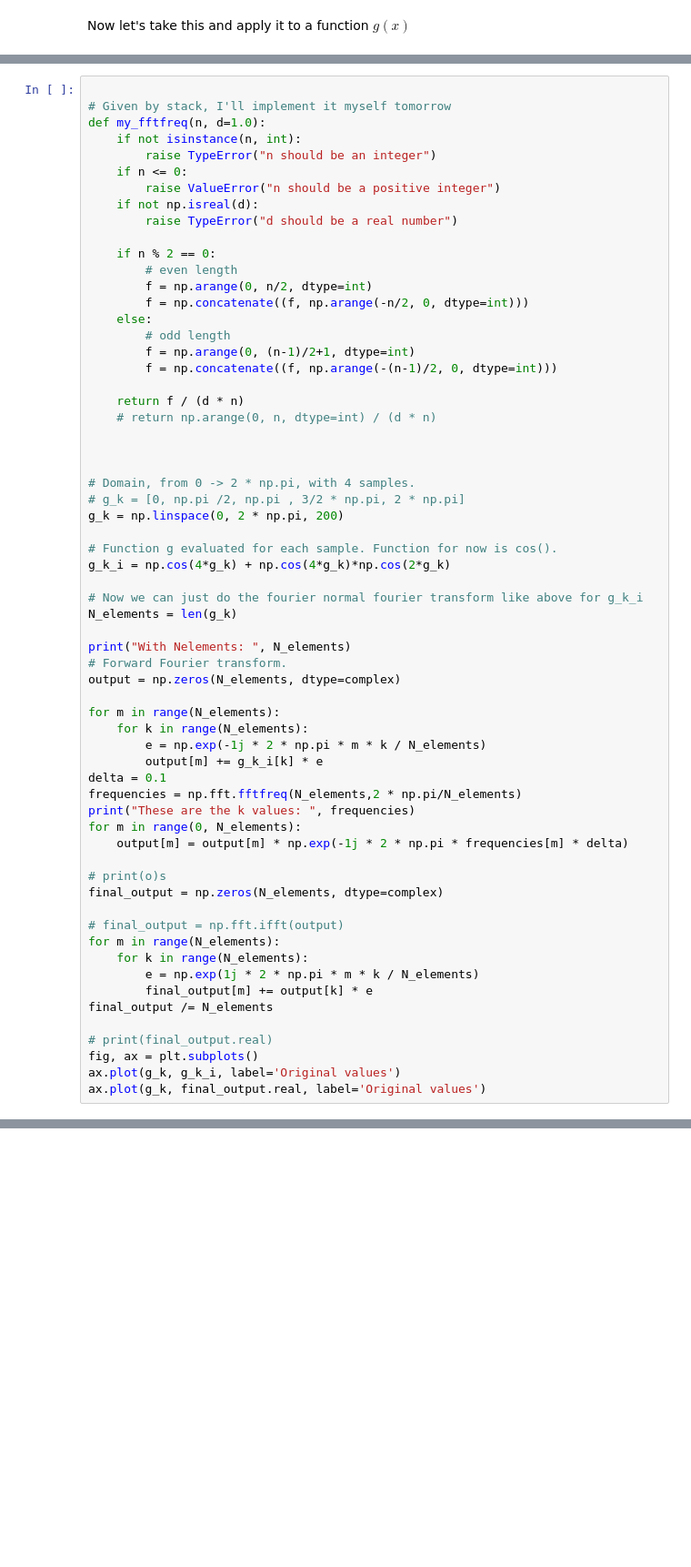
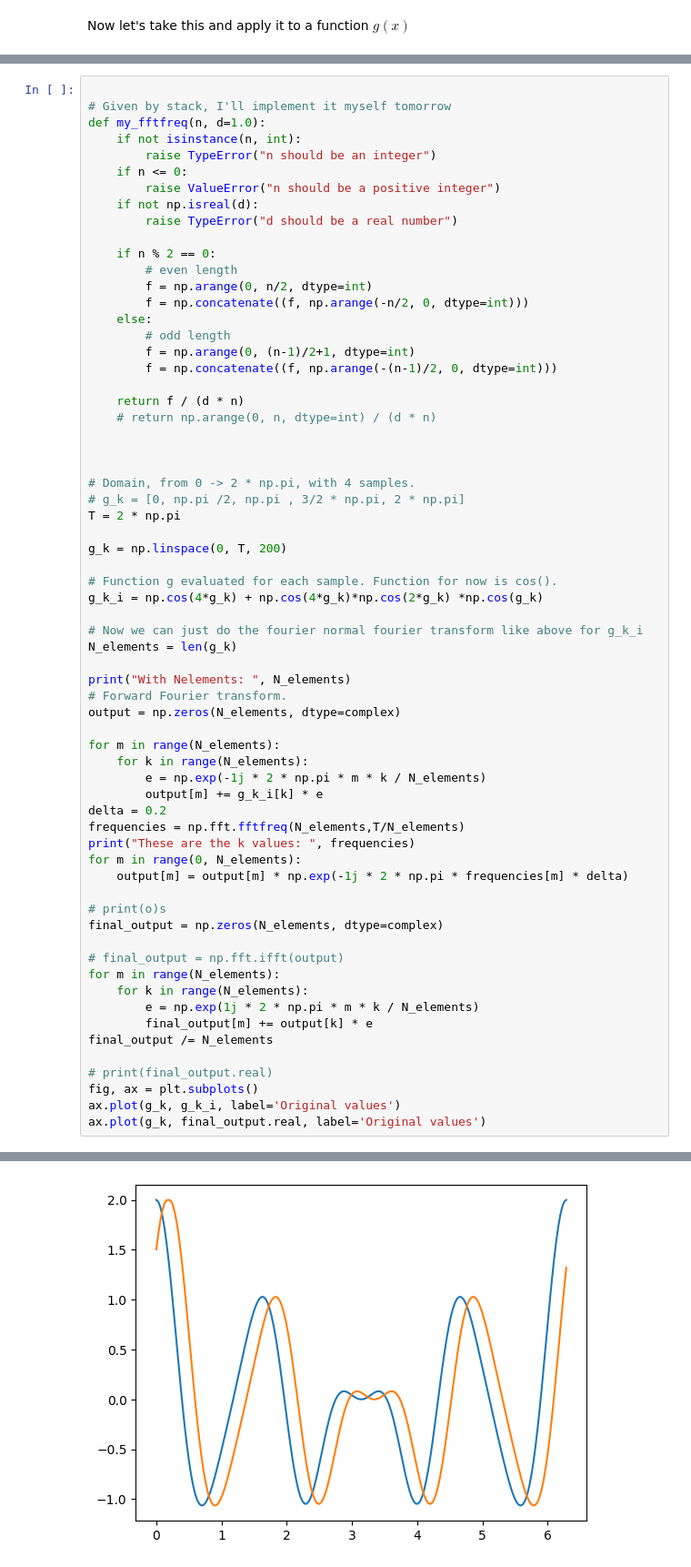
Before and after one commit to DylanReidRamelli/Bachelor-Project-2023, a Jupyter notebook: notebook/fourier.ipynb, the cells around one changed output, grey strips where cells are left out. Shown at 91% size. Saved outputs shown, nothing was run; the diff lists cells and outputs as text; blank space fills up the shorter version.

Commit message:
shifting image on x axis

```diff
--- a/notebook/fourier.ipynb
+++ b/notebook/fourier.ipynb
@@ -324,10 +324,12 @@ def my_fftfreq(n, d=1.0):
 
 # Domain, from 0 -> 2 * np.pi, with 4 samples.
 # g_k = [0, np.pi /2, np.pi , 3/2 * np.pi, 2 * np.pi]
-g_k = np.linspace(0, 2 * np.pi, 200)
+T = 2 * np.pi
+
+g_k = np.linspace(0, T, 200)
 
 # Function g evaluated for each sample. Function for now is cos().
-g_k_i = np.cos(4*g_k) + np.cos(4*g_k)*np.cos(2*g_k)
+g_k_i = np.cos(4*g_k) + np.cos(4*g_k)*np.cos(2*g_k) *np.cos(g_k)
 
 # Now we can just do the fourier normal fourier transform like above for g_k_i
 N_elements = len(g_k)
@@ -340,8 +342,8 @@ for m in range(N_elements):
     for k in range(N_elements):
         e = np.exp(-1j * 2 * np.pi * m * k / N_elements)
         output[m] += g_k_i[k] * e
-delta = 0.1
-frequencies = np.fft.fftfreq(N_elements,2 * np.pi/N_elements)
+delta = 0.2
+frequencies = np.fft.fftfreq(N_elements,T/N_elements)
 print("These are the k values: ", frequencies)
 for m in range(0, N_elements):
     output[m] = output[m] * np.exp(-1j * 2 * np.pi * frequencies[m] * delta)
@@ -366,0 +384 @@ With Nelements:  200
+[figure, added]
```
Also changed, not shown: parts of 4 cells of this notebook, 1 other file.
